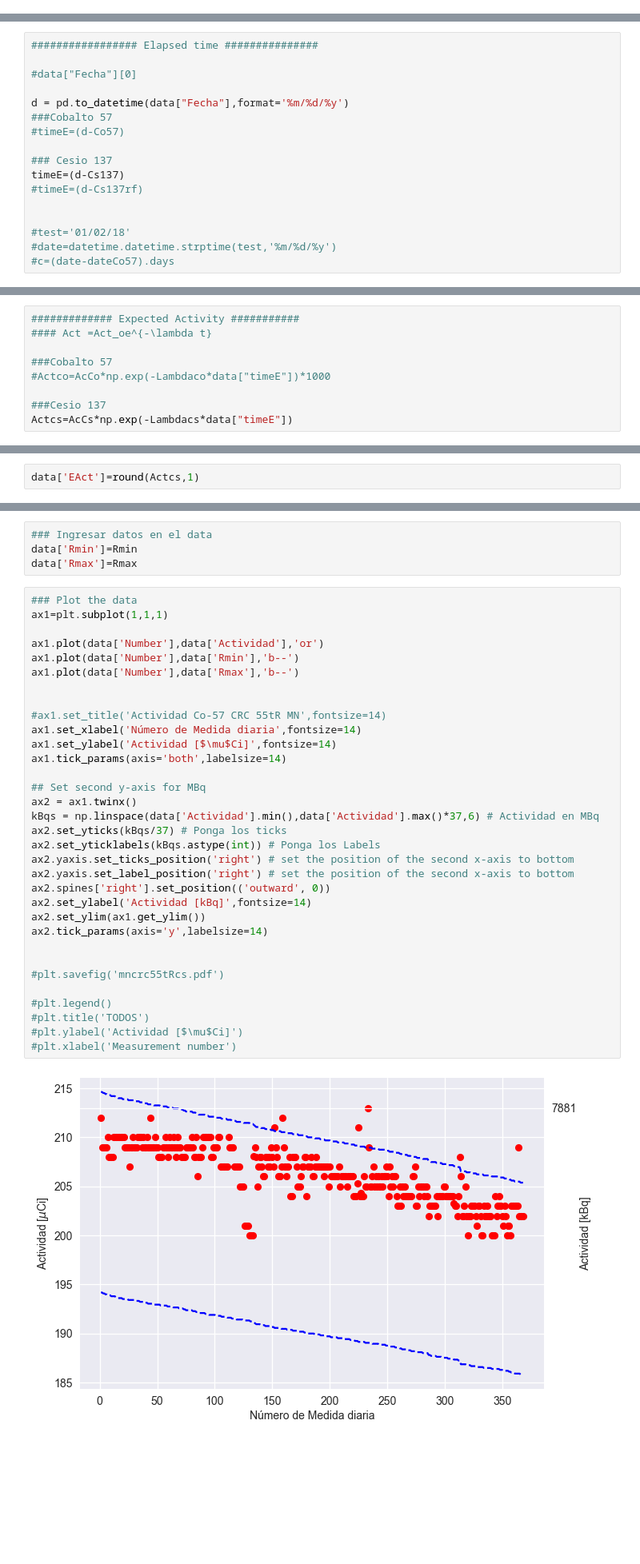
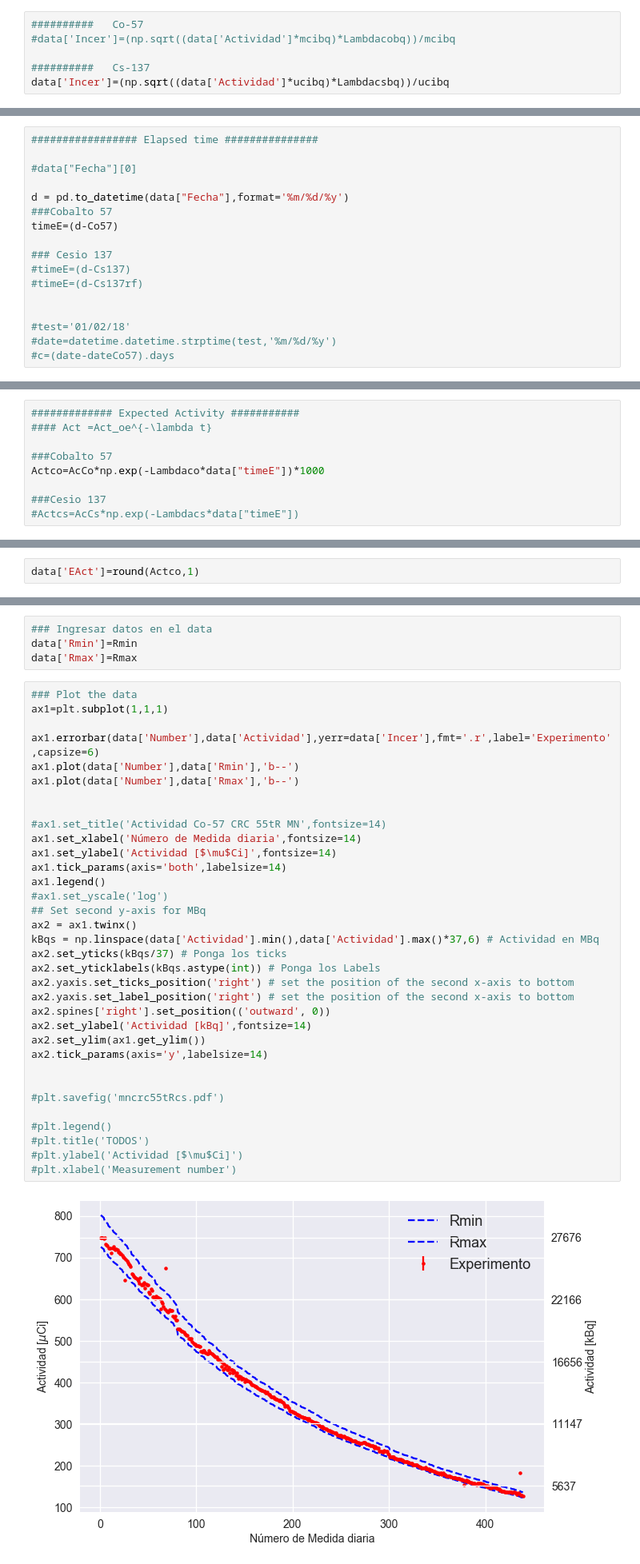
Before and after one commit to andreapy/University, a Jupyter notebook: Activimetro.ipynb, the cells around one changed output, grey strips where cells are left out. Shown at 80% size. Saved outputs shown, nothing was run; the diff lists cells and outputs as text; blank space fills up the shorter version.

```diff
--- a/Activimetro.ipynb
+++ b/Activimetro.ipynb
@@ -127,0 +149,6 @@ len(data['Voltaje'])
+# %%
+##########   Co-57
+#data['Incer']=(np.sqrt((data['Actividad']*mcibq)*Lambdacobq))/mcibq
+
+##########   Cs-137
+data['Incer']=(np.sqrt((data['Actividad']*ucibq)*Lambdacsbq))/ucibq
@@ -525,10 +557,10 @@ Name: Desviacion, dtype: float64
 
 d = pd.to_datetime(data["Fecha"],format='%m/%d/%y')
 ###Cobalto 57
-#timeE=(d-Co57)
+timeE=(d-Co57)
 
 ### Cesio 137
-timeE=(d-Cs137)
+#timeE=(d-Cs137)
 #timeE=(d-Cs137rf)
 
 
@@ -544,14 +576,14 @@ data['timeE']=timeE.dt.days.values
 #### Act =Act_oe^{-\lambda t}
 
 ###Cobalto 57
-#Actco=AcCo*np.exp(-Lambdaco*data["timeE"])*1000
+Actco=AcCo*np.exp(-Lambdaco*data["timeE"])*1000
 
 ###Cesio 137
-Actcs=AcCs*np.exp(-Lambdacs*data["timeE"])
+#Actcs=AcCs*np.exp(-Lambdacs*data["timeE"])
 # %%
 #Actco
 # %%
-data['EAct']=round(Actcs,1)
+data['EAct']=round(Actco,1)
 # %%
 #data
 # %%
@@ -572,34 +604,35 @@ data['Rmax']=Rmax
 ### Plot the data
 ax1=plt.subplot(1,1,1)
 
-ax1.plot(data['Number'],data['Actividad'],'or')
+ax1.errorbar(data['Number'],data['Actividad'],yerr=data['Incer'],fmt='.r',label='Experimento',capsize=6)
 ax1.plot(data['Number'],data['Rmin'],'b--')
 ax1.plot(data['Number'],data['Rmax'],'b--')
 
 
 #ax1.set_title('Actividad Co-57 CRC 55tR MN',fontsize=14)
 ax1.set_xlabel('Número de Medida diaria',fontsize=14)
 ax1.set_ylabel('Actividad [$\mu$Ci]',fontsize=14)
 ax1.tick_params(axis='both',labelsize=14)
-
+ax1.legend()
+#ax1.set_yscale('log')
 ## Set second y-axis for MBq
 ax2 = ax1.twinx()
 kBqs = np.linspace(data['Actividad'].min(),data['Actividad'].max()*37,6) # Actividad en MBq
 ax2.set_yticks(kBqs/37) # Ponga los ticks
 ax2.set_yticklabels(kBqs.astype(int)) # Ponga los Labels
 ax2.yaxis.set_ticks_position('right') # set the position of the second x-axis to bottom
 ax2.yaxis.set_label_position('right') # set the position of the second x-axis to bottom
 ax2.spines['right'].set_position(('outward', 0))
 ax2.set_ylabel('Actividad [kBq]',fontsize=14)
 ax2.set_ylim(ax1.get_ylim())
 ax2.tick_params(axis='y',labelsize=14)
 
 
 #plt.savefig('mncrc55tRcs.pdf')
 
 #plt.legend()
 #plt.title('TODOS')
 #plt.ylabel('Actividad [$\mu$Ci]')
 #plt.xlabel('Measurement number')
 # %% [output]
-[figure, old version]
+[figure, new version]
```
Also changed, not shown: parts of 14 cells of this notebook, 38 other files.
